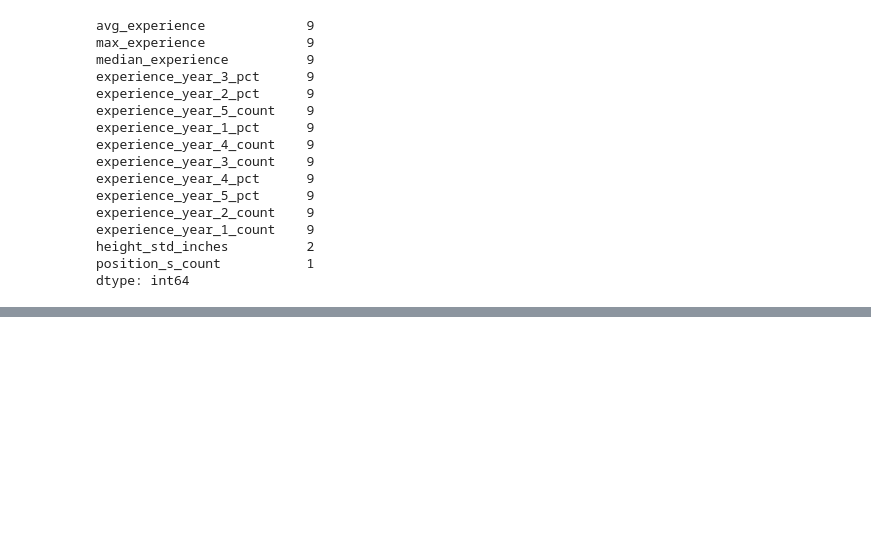
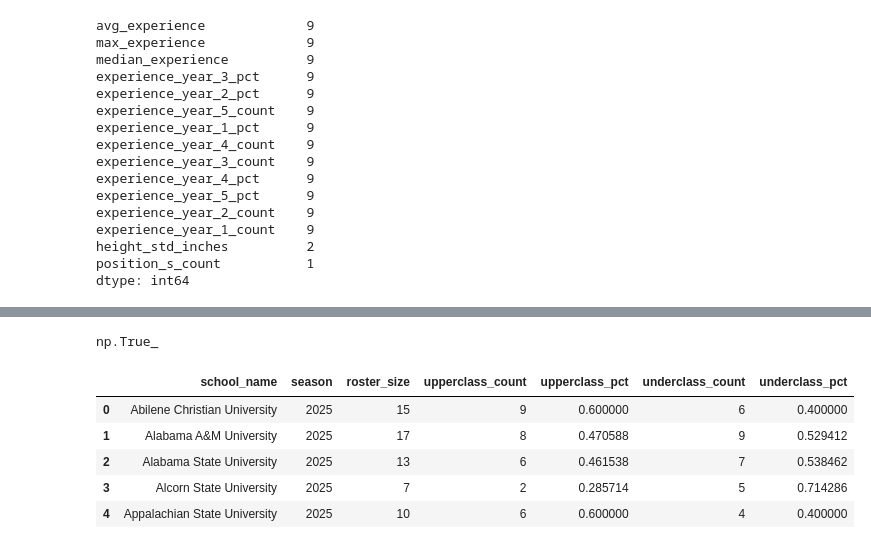
Before and after one commit to karlidean/capstone-project-NCAA-Volleyball, a Jupyter notebook: notebooks/predict_model_feature.ipynb, the cells around one changed output, grey strips where cells are left out. Saved outputs shown, nothing was run; the diff lists cells and outputs as text; code cells hidden in the pictures; blank space fills up the shorter version.

```diff
--- a/notebooks/predict_model_feature.ipynb
+++ b/notebooks/predict_model_feature.ipynb
@@ -364,0 +531,6 @@ teamdf.to_csv(
+# %%
+teamdf = teamdf.merge(
+    position_counts,
+    on=["school_name", "season"],
+    how="left",
+)
@@ -364,0 +571,13 @@ teamdf.to_csv(
+# %%
+(
+    teamdf["roster_size"]
+    ==
+    teamdf["position_count_total"]
+).all()
+# %% [output]
+np.True_
+# %%
+teamdf["height_range"] = (
+    teamdf["max_height_inches"]
+    - teamdf["min_height_inches"]
+)
@@ -364,0 +626,19 @@ teamdf.to_csv(
+# %%
+teamdf[
+    [
+        "school_name",
+        "season",
+        "roster_size",
+        "upperclass_count",
+        "upperclass_pct",
+        "underclass_count",
+        "underclass_pct",
+    ]
+].head()
+# %% [output]
+|  | school_name | season | roster_size | upperclass_count | upperclass_pct | underclass_count | underclass_pct |
+| 0 | Abilene Christian University | 2025 | 15 | 9 | 0.600000 | 6 | 0.400000 |
+| 1 | Alabama A&M University | 2025 | 17 | 8 | 0.470588 | 9 | 0.529412 |
+| 2 | Alabama State University | 2025 | 13 | 6 | 0.461538 | 7 | 0.538462 |
+| 3 | Alcorn State University | 2025 | 7 | 2 | 0.285714 | 5 | 0.714286 |
+| 4 | Appalachian State University | 2025 | 10 | 6 | 0.600000 | 4 | 0.400000 |
```
Also changed, not shown: parts of 22 cells of this notebook.
